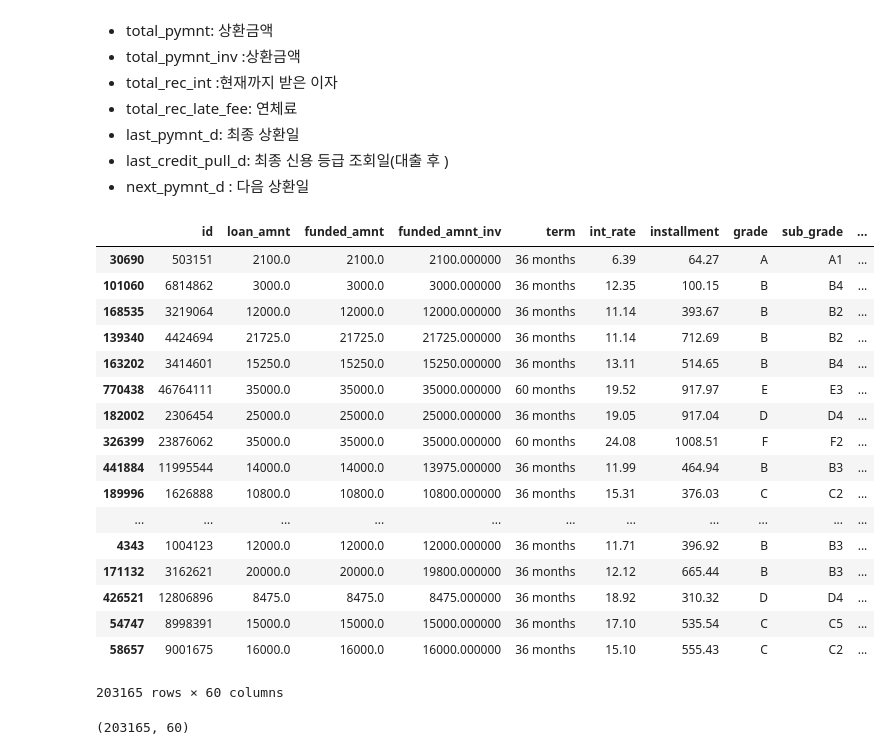
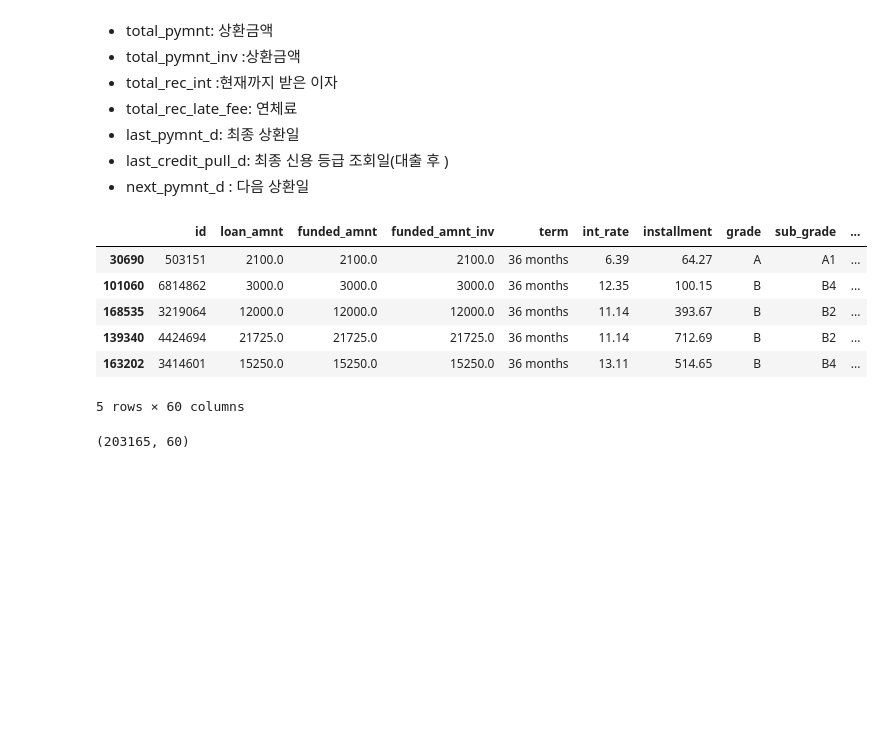
Before and after one commit to SohyunJeon/Lending-Club, a Jupyter notebook: 1_LendingClub_Preprocessing.ipynb, the cells around one changed output. Drawn from its saved outputs; the diff is of its cells as text; code cells hidden in the pictures; blank space fills up the shorter version.

```diff
--- a/1_LendingClub_Preprocessing.ipynb
+++ b/1_LendingClub_Preprocessing.ipynb
@@ -227,26 +243,15 @@ X_train = X_train.drop(remove_features, axis = 1)
 # %%
 loan_check = X_train.join(y_train) # make temparary dataframe for preprocessing
 # %%
-loan_check
+loan_check.head()
 # %% [output]
 |  | id | loan_amnt | funded_amnt | funded_amnt_inv | term | int_rate | installment | grade | sub_grade | ... |
-| 30690 | 503151 | 2100.0 | 2100.0 | 2100.000000 | 36 months | 6.39 | 64.27 | A | A1 | ... |
-| 101060 | 6814862 | 3000.0 | 3000.0 | 3000.000000 | 36 months | 12.35 | 100.15 | B | B4 | ... |
-| 168535 | 3219064 | 12000.0 | 12000.0 | 12000.000000 | 36 months | 11.14 | 393.67 | B | B2 | ... |
-| 139340 | 4424694 | 21725.0 | 21725.0 | 21725.000000 | 36 months | 11.14 | 712.69 | B | B2 | ... |
-| 163202 | 3414601 | 15250.0 | 15250.0 | 15250.000000 | 36 months | 13.11 | 514.65 | B | B4 | ... |
-| 770438 | 46764111 | 35000.0 | 35000.0 | 35000.000000 | 60 months | 19.52 | 917.97 | E | E3 | ... |
-| 182002 | 2306454 | 25000.0 | 25000.0 | 25000.000000 | 36 months | 19.05 | 917.04 | D | D4 | ... |
-| 326399 | 23876062 | 35000.0 | 35000.0 | 35000.000000 | 60 months | 24.08 | 1008.51 | F | F2 | ... |
-| 441884 | 11995544 | 14000.0 | 14000.0 | 13975.000000 | 36 months | 11.99 | 464.94 | B | B3 | ... |
-| 189996 | 1626888 | 10800.0 | 10800.0 | 10800.000000 | 36 months | 15.31 | 376.03 | C | C2 | ... |
-| ... | ... | ... | ... | ... | ... | ... | ... | ... | ... | ... |
-| 4343 | 1004123 | 12000.0 | 12000.0 | 12000.000000 | 36 months | 11.71 | 396.92 | B | B3 | ... |
-| 171132 | 3162621 | 20000.0 | 20000.0 | 19800.000000 | 36 months | 12.12 | 665.44 | B | B3 | ... |
-| 426521 | 12806896 | 8475.0 | 8475.0 | 8475.000000 | 36 months | 18.92 | 310.32 | D | D4 | ... |
-| 54747 | 8998391 | 15000.0 | 15000.0 | 15000.000000 | 36 months | 17.10 | 535.54 | C | C5 | ... |
-| 58657 | 9001675 | 16000.0 | 16000.0 | 16000.000000 | 36 months | 15.10 | 555.43 | C | C2 | ... |
+| 30690 | 503151 | 2100.0 | 2100.0 | 2100.0 | 36 months | 6.39 | 64.27 | A | A1 | ... |
+| 101060 | 6814862 | 3000.0 | 3000.0 | 3000.0 | 36 months | 12.35 | 100.15 | B | B4 | ... |
+| 168535 | 3219064 | 12000.0 | 12000.0 | 12000.0 | 36 months | 11.14 | 393.67 | B | B2 | ... |
+| 139340 | 4424694 | 21725.0 | 21725.0 | 21725.0 | 36 months | 11.14 | 712.69 | B | B2 | ... |
+| 163202 | 3414601 | 15250.0 | 15250.0 | 15250.0 | 36 months | 13.11 | 514.65 | B | B4 | ... |
-203165 rows × 60 columns
+5 rows × 60 columns
 # %%
 X_test = X_test.drop(remove_features, axis=1)
 # %%
```
Also changed, not shown: parts of 6 cells of this notebook, 15 other files.
